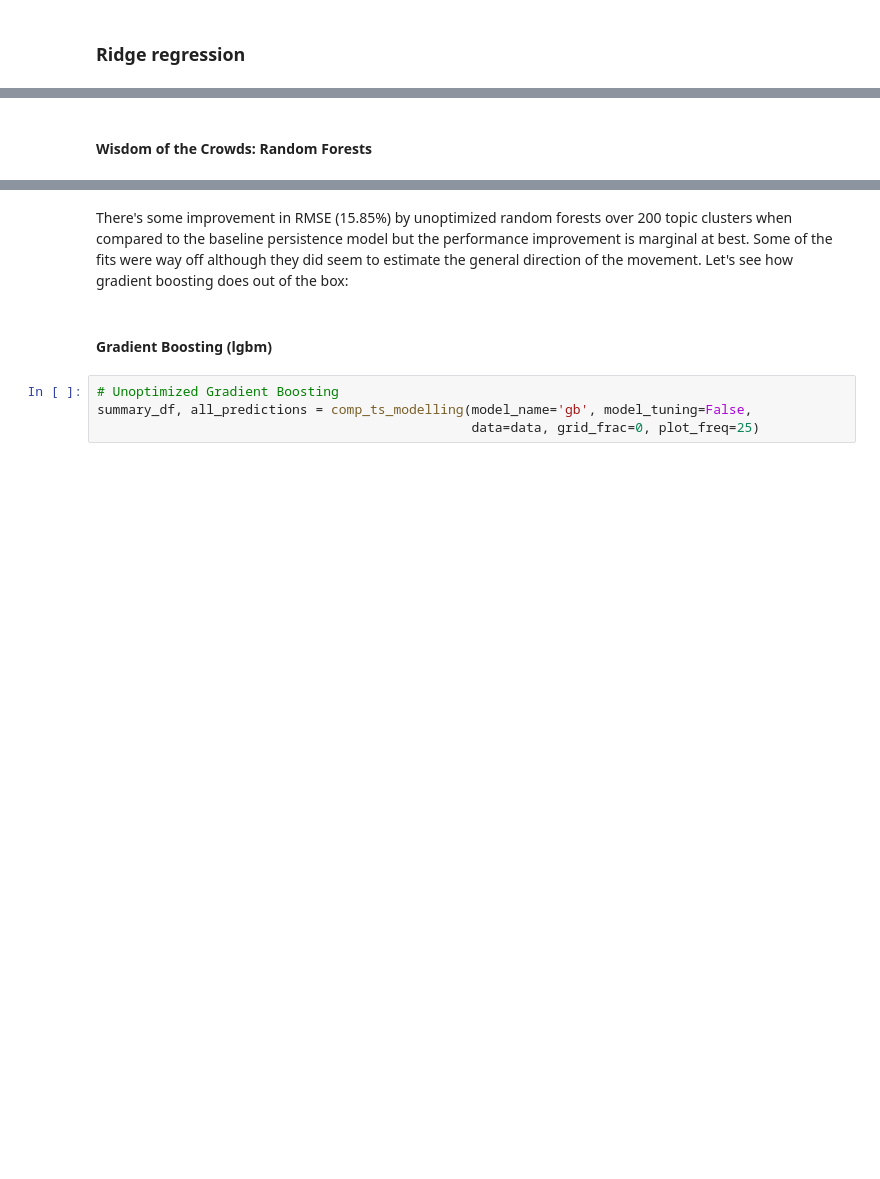
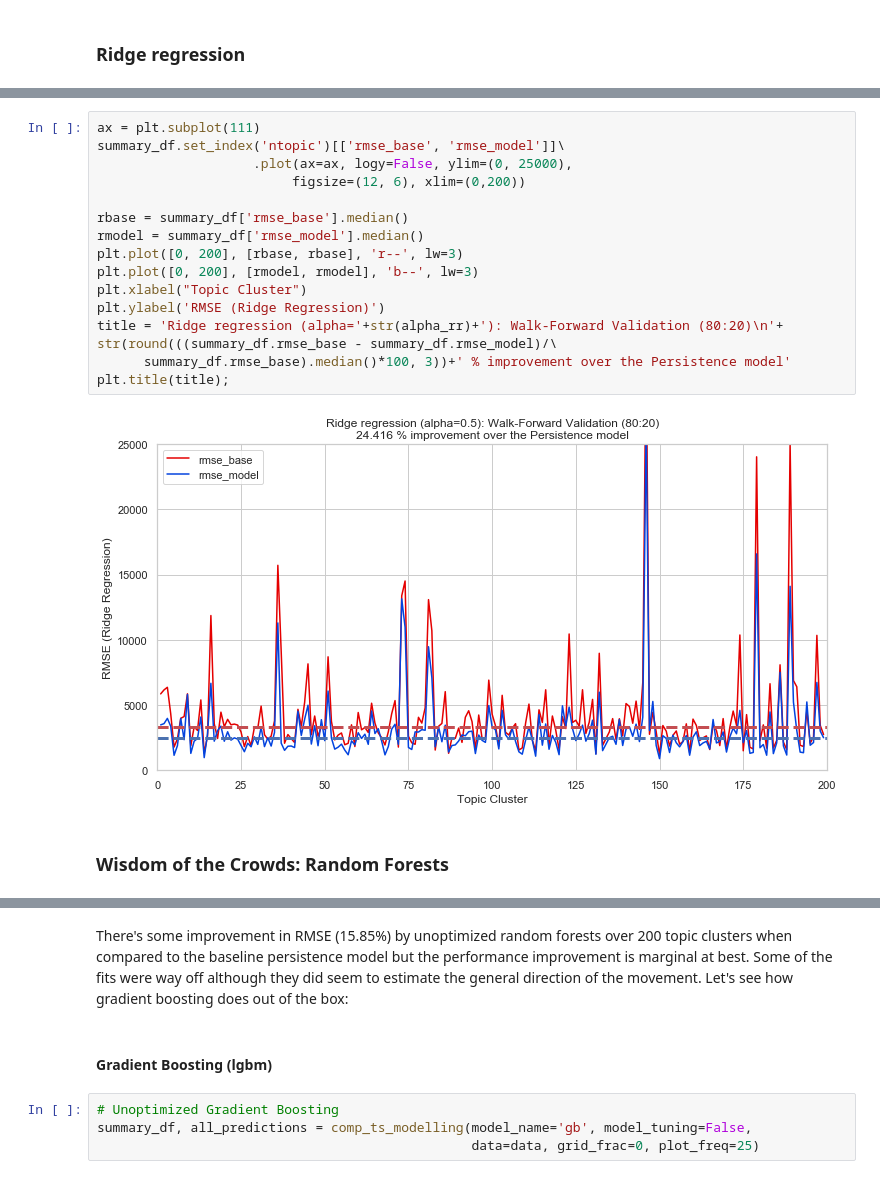
Before and after one commit to tguptaMT/TOPicks, a Jupyter notebook: TOPICS-step3_time_series_forecasting.ipynb, the cells around one changed output, grey strips where cells are left out. Saved outputs shown, nothing was run; the diff lists cells and outputs as text; blank space fills up the shorter version.

```diff
--- a/TOPICS-step3_time_series_forecasting.ipynb
+++ b/TOPICS-step3_time_series_forecasting.ipynb
@@ -537,5 +656,22 @@ from sklearn.linear_model import ridge_regression
+# %%
+ax = plt.subplot(111)
+summary_df.set_index('ntopic')[['rmse_base', 'rmse_model']]\
+                    .plot(ax=ax, logy=False, ylim=(0, 25000),
+                         figsize=(12, 6), xlim=(0,200))
+
+rbase = summary_df['rmse_base'].median()
+rmodel = summary_df['rmse_model'].median()
+plt.plot([0, 200], [rbase, rbase], 'r--', lw=3)
+plt.plot([0, 200], [rmodel, rmodel], 'b--', lw=3)
+plt.xlabel("Topic Cluster")
+plt.ylabel('RMSE (Ridge Regression)')
+title = 'Ridge regression (alpha='+str(alpha_rr)+'): Walk-Forward Validation (80:20)\n'+ str(round(((summary_df.rmse_base - summary_df.rmse_model)/\
+      summary_df.rmse_base).median()*100, 3))+' % improvement over the Persistence model'
+plt.title(title);
+# %% [output]
+[figure, added]
 # %% [markdown]
-#### Wisdom of the Crowds: Random Forests
+### Wisdom of the Crowds: Random Forests
 # %%
 # Unoptimized Random Forests:
 summary_df, all_predictions = comp_ts_modelling(model_name='rf', model_tuning=False,
```
Also changed, not shown: parts of 9 cells of this notebook.
